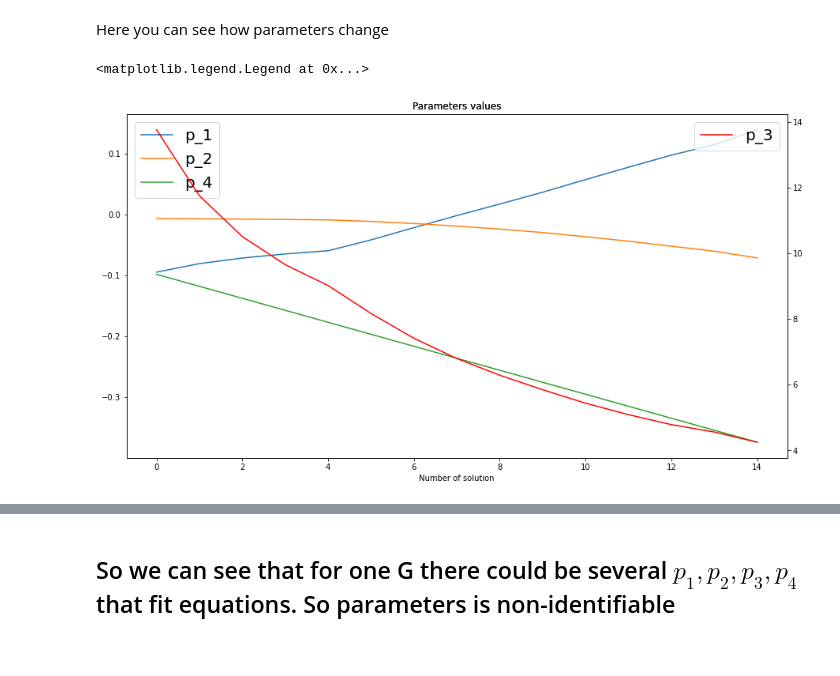
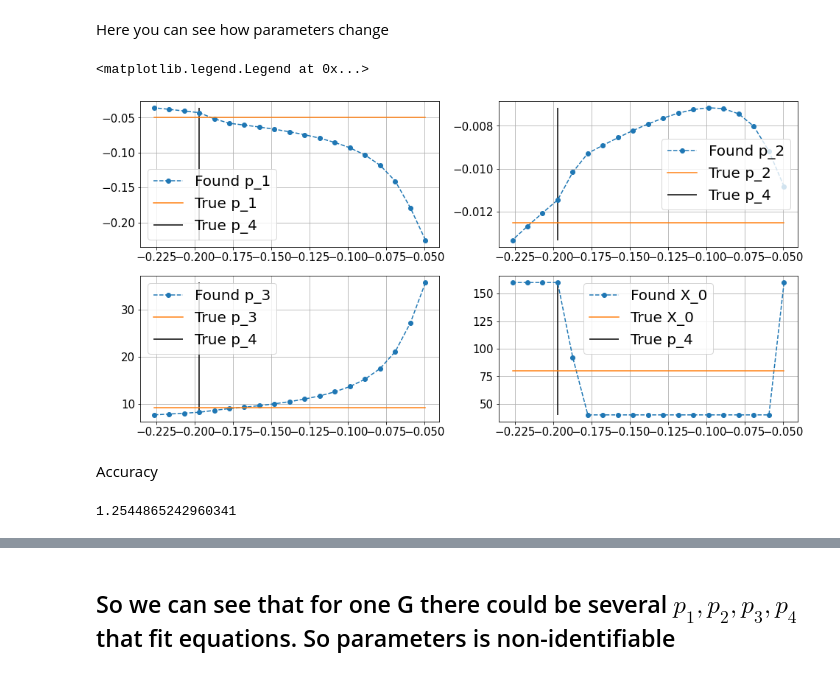
Before and after one commit to vanderwardan/insulin_sensitivity, a Jupyter notebook: Third_model_Vardan.ipynb, the cells around one changed output, grey strips where cells are left out. Cells and saved outputs as stored; diff of their text form; code cells hidden in the pictures.

```diff
--- a/Third_model_Vardan.ipynb
+++ b/Third_model_Vardan.ipynb
@@ -110,20 +146,21 @@ def get_params_pro(p4, G, X0, step):
     For given p4 and G trying to find X0 (close to one that user defined), so r2_score is best
     Print that r2_score and return p_1, p_2, p_3
     '''
-    grid = np.arange(0.2, 10.001, 0.05)
+    grid = np.arange(0.5, 2.001, 0.05)
     r2_scores = [get_params_basic(p4, G, X0 * coef, step)[0] for coef in grid]
     best_coef = grid[np.argmax(r2_scores)]
     res = get_params_basic(p4, G, X0 * best_coef, step)
     print("R2 score of fit:", round(res[0], 4))
 
-    return res[1:]
+    return res[1:], X0 * best_coef
 # %% [markdown]
 Now for different $p_4$ we'll find different $p_1, p_2, p_3$ that fit equations
 # %%
 res = []
-for p4_ in np.arange(0.5, 2, 0.1) * p4:
+for p4_ in np.arange(0.25, 1.2, 0.05) * p4:
+# for p4_ in [p4]:
     print("p_4={}".format(round(p4_, 4)),end=' ')
-    [p1_, p2_], p3_ = get_params_pro(p4_, G[::step], X0, 1)
-    res.append([p1_, p2_, p3_, p4_])
+    ([p1_, p2_], p3_), X0_ = get_params_pro(p4_, G[::step], X0, 1)
+    res.append([p1_, p2_, p3_, p4_, X0_])
 res = np.array(res)
 # %% [output]
@@ -145,20 +186,53 @@ p_4=-0.3743 R2 score of fit: 1.0
 # %% [markdown]
 Here you can see how parameters change
-# %%
-fig, ax = plt.subplots(figsize=(15, 8))
-
-plt.xlabel('Number of solution')
-plt.title('Parameters values')
-plt.plot(res[:, 0], label='p_1')
-plt.plot(res[:, 1], label='p_2')
-plt.plot(res[:, 3], label='p_4')
-plt.legend(prop={'size': 20})
-
-ax = ax.twinx()
-plt.xlabel('Number of solution')
-plt.title('Parameters values')
-plt.plot(res[:, 2], label='p_3', color='r')
-plt.legend(prop={'size': 20})
-# %% [output]
-<matplotlib.legend.Legend at 0x...>
-[figure, removed]
+# %%
+fig = plt.figure(figsize=(16, 8))
+# plt.rc('ytick',labelsize=15)
+# plt.rc('xtick',labelsize=15)
+
+fig.add_subplot(221)
+plt.plot(res[:, 3], res[:, 0], linestyle='--', marker='o', label='Found p_1')
+plt.plot(res[:, 3], [p1] * len(res[:, 3]), label='True p_1')
+plt.vlines(p4, min(res[:, 0]), max(res[:, 0]), label='True p_4')
+plt.grid()
+plt.legend(prop={'size': 20})
+
+fig.add_subplot(222)
+plt.plot(res[:, 3], res[:, 1], linestyle='--', marker='o', label='Found p_2')
+plt.plot(res[:, 3], [p2] * len(res[:, 3]), label='True p_2')
+plt.vlines(p4, min(res[:, 1]), max(res[:, 1]), label='True p_4')
+plt.grid()
+plt.legend(prop={'size': 20})
+
+fig.add_subplot(223)
+plt.plot(res[:, 3], res[:, 2], linestyle='--', marker='o', label='Found p_3')
+plt.plot(res[:, 3], [p3] * len(res[:, 3]), label='True p_3')
+plt.vlines(p4, min(res[:, 2]), max(res[:, 2]), label='True p_4')
+plt.grid()
+plt.legend(prop={'size': 20})
+
+fig.add_subplot(224)
+plt.plot(res[:, 3], res[:, 4], linestyle='--', marker='o', label='Found X_0')
+plt.plot(res[:, 3], [X0] * len(res[:, 3]), label='True X_0')
+plt.vlines(p4, min(res[:, 4]), max(res[:, 4]), label='True p_4')
+plt.grid()
+plt.legend(prop={'size': 20})
+# plt.plot(res[:, 1], linestyle='--', marker='o', label='p_2')
+# plt.plot(res[:, 3], linestyle='--', marker='o', label='p_4')
+# plt.plot(res[:, 4], linestyle='--', marker='o', label='X_0')
+# plt.legend(loc='lower left', prop={'size': 20})
+
+plt.legend(prop={'size': 20})
+# %% [output]
+<matplotlib.legend.Legend at 0x...>
+[figure, added]
+# %% [markdown]
+Accuracy
+# %%
+errors = []
+for params in res:
+    G1, X1 = find_g(params[0], params[1], params[2], params[3], p5, params[4], T, step)
+    errors.append((abs((G - G1) / G)).mean() * 100)
+max(errors)
+# %% [output]
+1.2544865242960341
```
Also changed, not shown: parts of 14 cells of this notebook.
